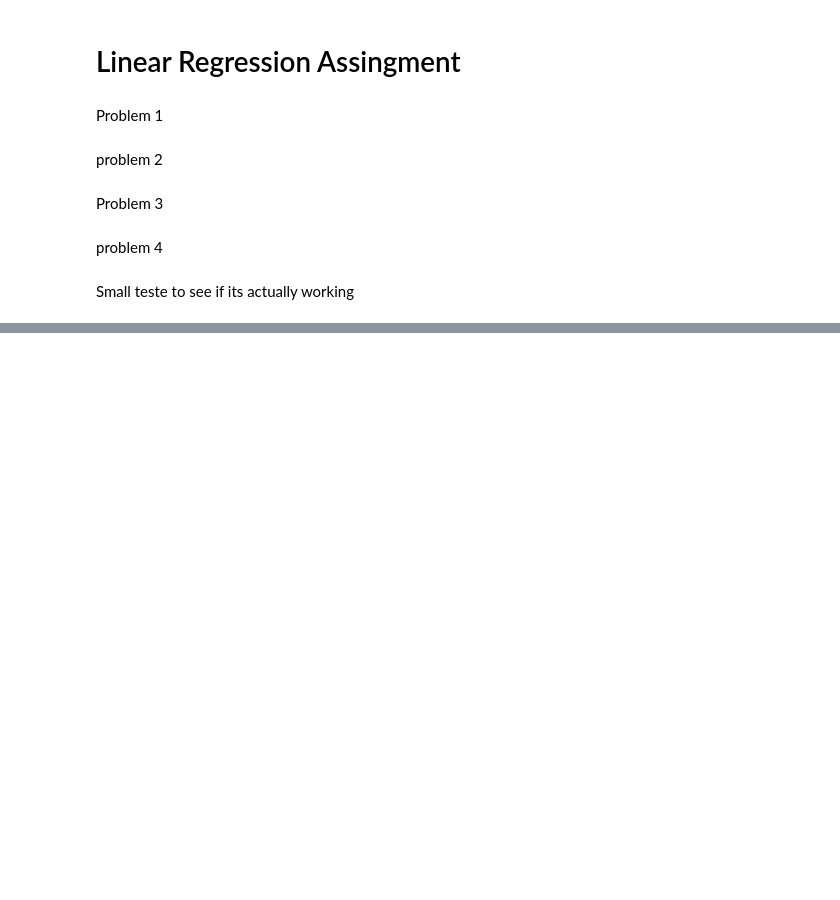
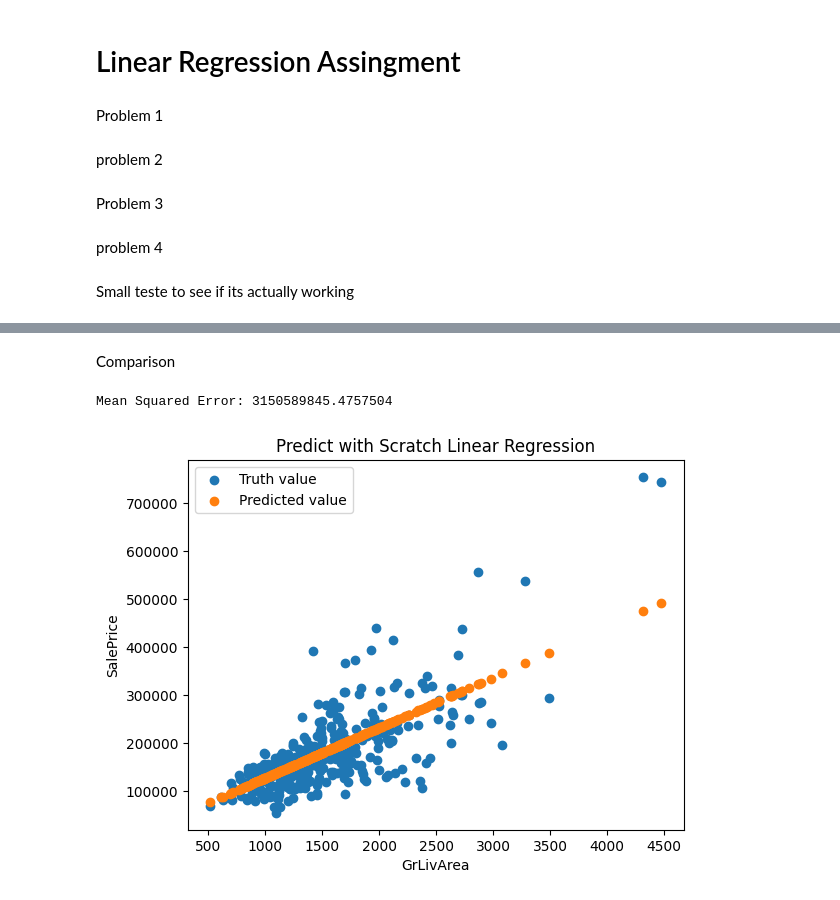
Before and after one commit to WalterPHD/Ai-Data, a Jupyter notebook: LinearRegression.ipynb, the cells around one changed output, grey strips where cells are left out. Saved outputs shown, nothing was run; the diff lists cells and outputs as text; code cells hidden in the pictures; blank space fills up the shorter version.

Commit message:
Finalized linearRegression

```diff
--- a/LinearRegression.ipynb
+++ b/LinearRegression.ipynb
@@ -470,0 +492,3 @@ class ScratchLinearRegression():
+# %%
+df = pd.read_csv('train (2).csv')
+df.head()
@@ -470,0 +503,6 @@ class ScratchLinearRegression():
+# %%
+X = df[['GrLivArea']].values
+y = df['SalePrice'].values
+from sklearn.model_selection import train_test_split
+X_train, X_test, y_train, y_test = train_test_split(X, y)
+print(X_train.shape, X_test.shape, y_train.shape, y_test.shape)
@@ -470,0 +523,13 @@ class ScratchLinearRegression():
+# %%
+from sklearn.preprocessing import StandardScaler
+
+scaler = StandardScaler()
+scaler.fit(X_train)
+
+X_train_scaled = scaler.transform(X_train)
+X_test_scaled = scaler.transform(X_test)
+slr_house = ScratchLinearRegression()
+slr_house.fit(X_train_scaled, y_train, X_test_scaled, y_test)
+y_house_predict = slr_house.predict(X_test_scaled)
+
+pd.DataFrame([y_house_predict, y_test])
@@ -470,0 +541,21 @@ class ScratchLinearRegression():
+# %% [markdown]
+Comparison
+# %%
+# Calculate the MSE using the method of the slr_house instance
+mse = slr_house.mean_squared_error(X_test_scaled, y_test)
+print("Mean Squared Error:", mse)
+# %% [output]
+Mean Squared Error: 3150589845.4757504
+# %%
+import matplotlib.pyplot as plt
+%matplotlib inline
+
+plt.title('Predict with Scratch Linear Regression')
+plt.xlabel('GrLivArea')
+plt.ylabel('SalePrice')
+plt.scatter(X_test, y_test, label='Truth value')
+plt.scatter(X_test, y_house_predict, label='Predicted value')
+plt.legend()
+plt.show()
+# %% [output]
+[figure, added]
```
Also changed, not shown: parts of 21 cells of this notebook.
